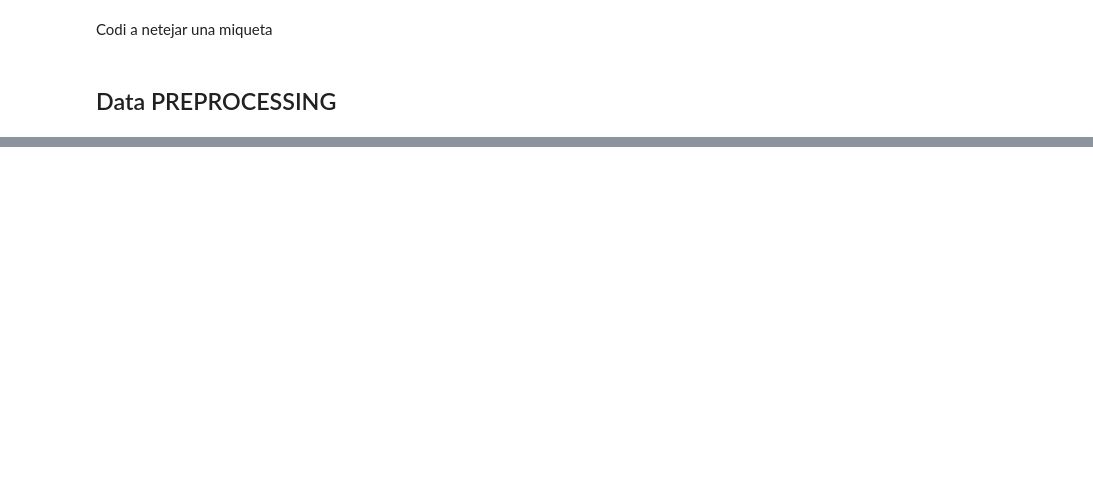
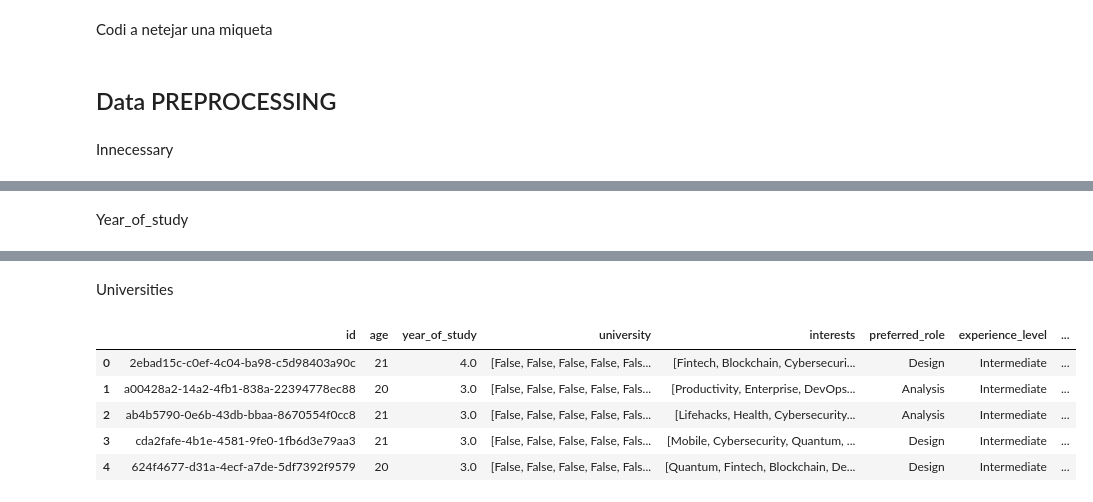
Before and after one commit to aleix-albaiges/Datathon2024-GroupCreation, a Jupyter notebook: dfcreation.ipynb, the cells around one changed output, grey strips where cells are left out. Cells and saved outputs as stored; diff of their text form; code cells hidden in the pictures; blank space fills up the shorter version.

```diff
--- a/dfcreation.ipynb
+++ b/dfcreation.ipynb
@@ -45,6 +20,8 @@ df = pd.read_json(data_path)
 df.to_csv("data/datathon_participants_csv.csv", index=False)
 # %% [markdown]
 ## Data PREPROCESSING
+# %% [markdown]
+Innecessary
 # %%
 df.drop(['name', 'email', 'shirt_size', 'dietary_restrictions'], axis=1, inplace=True)
 df.head()
@@ -55,6 +32,8 @@ df.head()
 | 2 | ab4b5790-0e6b-43db-bbaa-8670554f0cc8 | 21 | 3rd year | Universidad de Sevilla | [Lifehacks, Health, Cybersecurity... | Analysis | Intermediate | ... |
 | 3 | cda2fafe-4b1e-4581-9fe0-1fb6d3e79aa3 | 21 | 3rd year | Universitat Internacional de Cata... | [Mobile, Cybersecurity, Quantum, ... | Design | Intermediate | ... |
 | 4 | 624f4677-d31a-4ecf-a7de-5df7392f9579 | 20 | 3rd year | Universitat Politècnica de Catalu... | [Quantum, Fintech, Blockchain, De... | Design | Intermediate | ... |
+# %% [markdown]
+Year_of_study
 # %%
 mapping = {
     '1st year': 1,
@@ -74,3 +53,17 @@ df.head()
 | 2 | ab4b5790-0e6b-43db-bbaa-8670554f0cc8 | 21 | 3.0 | Universidad de Sevilla | [Lifehacks, Health, Cybersecurity... | Analysis | Intermediate | ... |
 | 3 | cda2fafe-4b1e-4581-9fe0-1fb6d3e79aa3 | 21 | 3.0 | Universitat Internacional de Cata... | [Mobile, Cybersecurity, Quantum, ... | Design | Intermediate | ... |
 | 4 | 624f4677-d31a-4ecf-a7de-5df7392f9579 | 20 | 3.0 | Universitat Politècnica de Catalu... | [Quantum, Fintech, Blockchain, De... | Design | Intermediate | ... |
+# %% [markdown]
+Universities
+# %%
+one_hot = pd.get_dummies(df['university'], prefix='university')
+
+df['university'] = one_hot.values.tolist()
+df.head()
+# %% [output]
+|  | id | age | year_of_study | university | interests | preferred_role | experience_level | ... |
+| 0 | 2ebad15c-c0ef-4c04-ba98-c5d98403a90c | 21 | 4.0 | [False, False, False, False, Fals... | [Fintech, Blockchain, Cybersecuri... | Design | Intermediate | ... |
+| 1 | a00428a2-14a2-4fb1-838a-22394778ec88 | 20 | 3.0 | [False, False, False, False, Fals... | [Productivity, Enterprise, DevOps... | Analysis | Intermediate | ... |
+| 2 | ab4b5790-0e6b-43db-bbaa-8670554f0cc8 | 21 | 3.0 | [False, False, False, False, Fals... | [Lifehacks, Health, Cybersecurity... | Analysis | Intermediate | ... |
+| 3 | cda2fafe-4b1e-4581-9fe0-1fb6d3e79aa3 | 21 | 3.0 | [False, False, False, False, Fals... | [Mobile, Cybersecurity, Quantum, ... | Design | Intermediate | ... |
+| 4 | 624f4677-d31a-4ecf-a7de-5df7392f9579 | 20 | 3.0 | [False, False, False, False, Fals... | [Quantum, Fintech, Blockchain, De... | Design | Intermediate | ... |
```
Also changed, not shown: parts of 15 cells of this notebook.
